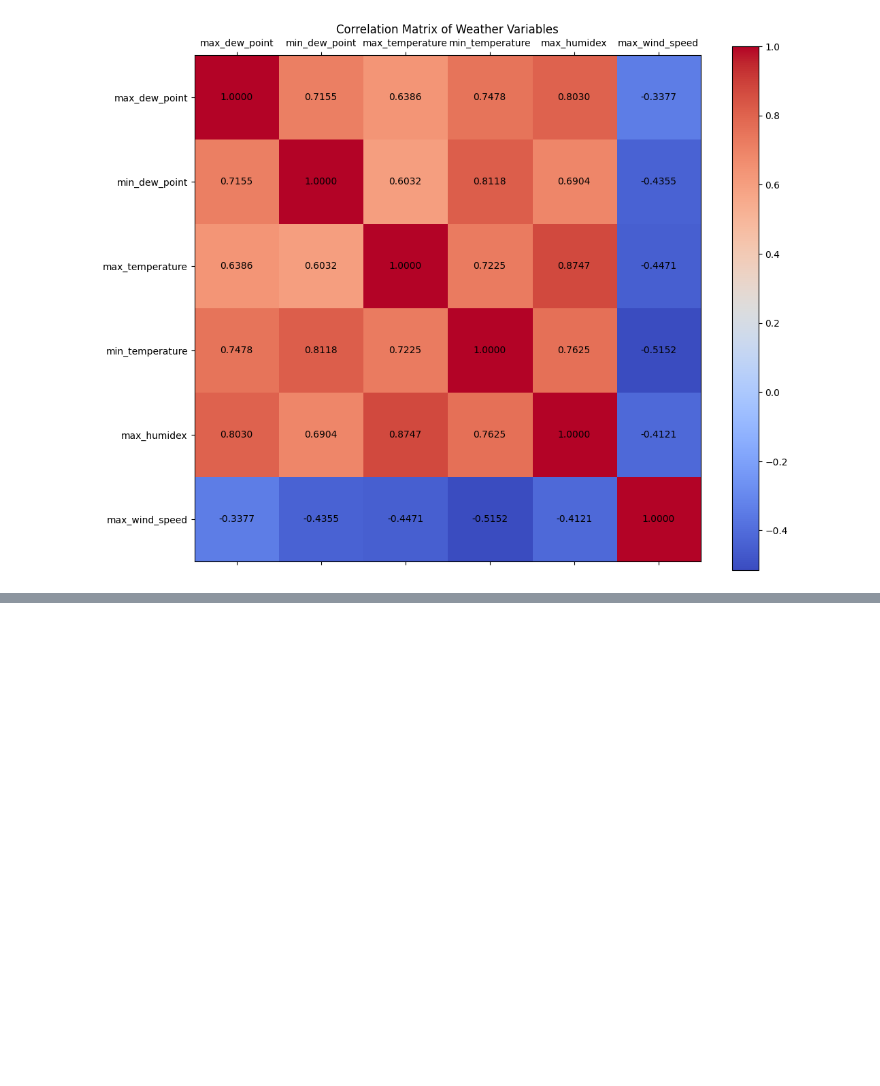
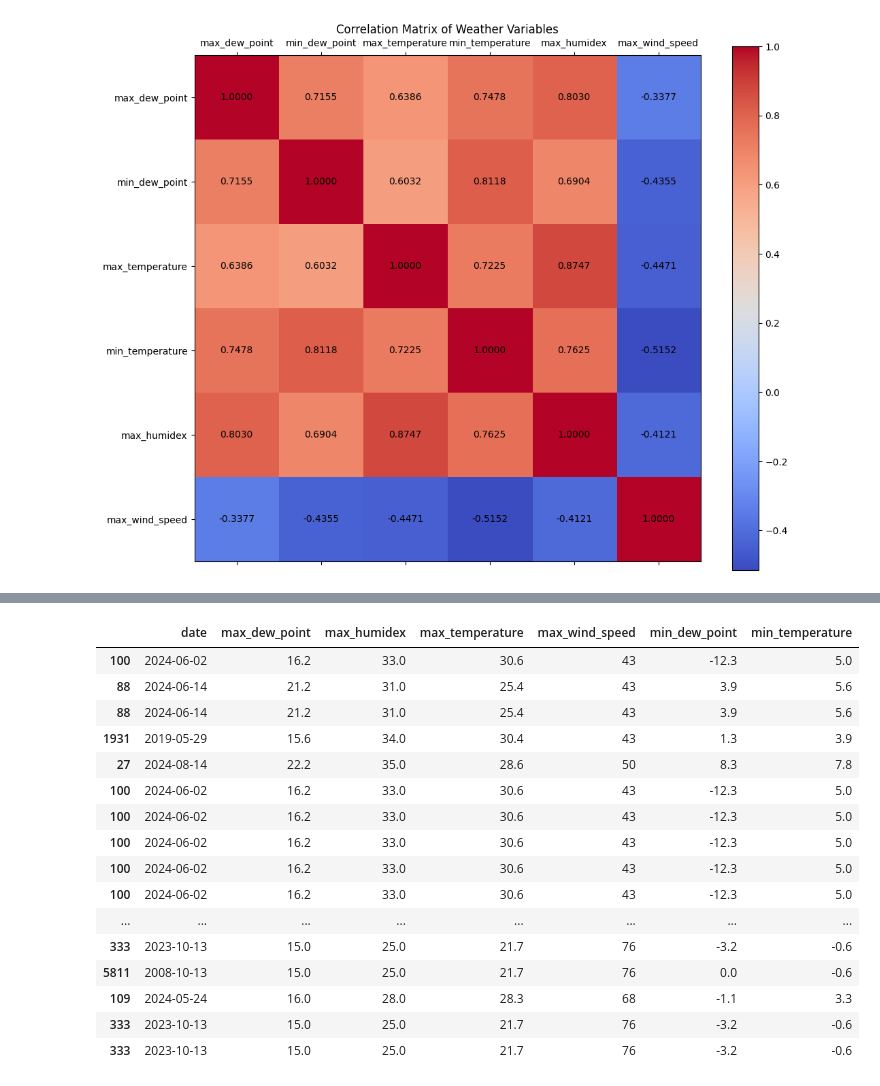
Before and after one commit to King7D/econ323-project, a Jupyter notebook: project.ipynb, the cells around one changed output, grey strips where cells are left out. Cells and saved outputs as stored; diff of their text form; code cells hidden in the pictures; blank space fills up the shorter version.

```diff
--- a/project.ipynb
+++ b/project.ipynb
@@ -150,0 +172,20 @@ plt.show()
+# %%
+all_outliers
+# %% [output]
+|  | date | max_dew_point | max_humidex | max_temperature | max_wind_speed | min_dew_point | min_temperature |
+| 100 | 2024-06-02 | 16.2 | 33.0 | 30.6 | 43 | -12.3 | 5.0 |
+| 88 | 2024-06-14 | 21.2 | 31.0 | 25.4 | 43 | 3.9 | 5.6 |
+| 88 | 2024-06-14 | 21.2 | 31.0 | 25.4 | 43 | 3.9 | 5.6 |
+| 1931 | 2019-05-29 | 15.6 | 34.0 | 30.4 | 43 | 1.3 | 3.9 |
+| 27 | 2024-08-14 | 22.2 | 35.0 | 28.6 | 50 | 8.3 | 7.8 |
+| 100 | 2024-06-02 | 16.2 | 33.0 | 30.6 | 43 | -12.3 | 5.0 |
+| 100 | 2024-06-02 | 16.2 | 33.0 | 30.6 | 43 | -12.3 | 5.0 |
+| 100 | 2024-06-02 | 16.2 | 33.0 | 30.6 | 43 | -12.3 | 5.0 |
+| 100 | 2024-06-02 | 16.2 | 33.0 | 30.6 | 43 | -12.3 | 5.0 |
+| 100 | 2024-06-02 | 16.2 | 33.0 | 30.6 | 43 | -12.3 | 5.0 |
+| ... | ... | ... | ... | ... | ... | ... | ... |
+| 333 | 2023-10-13 | 15.0 | 25.0 | 21.7 | 76 | -3.2 | -0.6 |
+| 5811 | 2008-10-13 | 15.0 | 25.0 | 21.7 | 76 | 0.0 | -0.6 |
+| 109 | 2024-05-24 | 16.0 | 28.0 | 28.3 | 68 | -1.1 | 3.3 |
+| 333 | 2023-10-13 | 15.0 | 25.0 | 21.7 | 76 | -3.2 | -0.6 |
+| 333 | 2023-10-13 | 15.0 | 25.0 | 21.7 | 76 | -3.2 | -0.6 |
```
Also changed, not shown: parts of 1 cell of this notebook.
